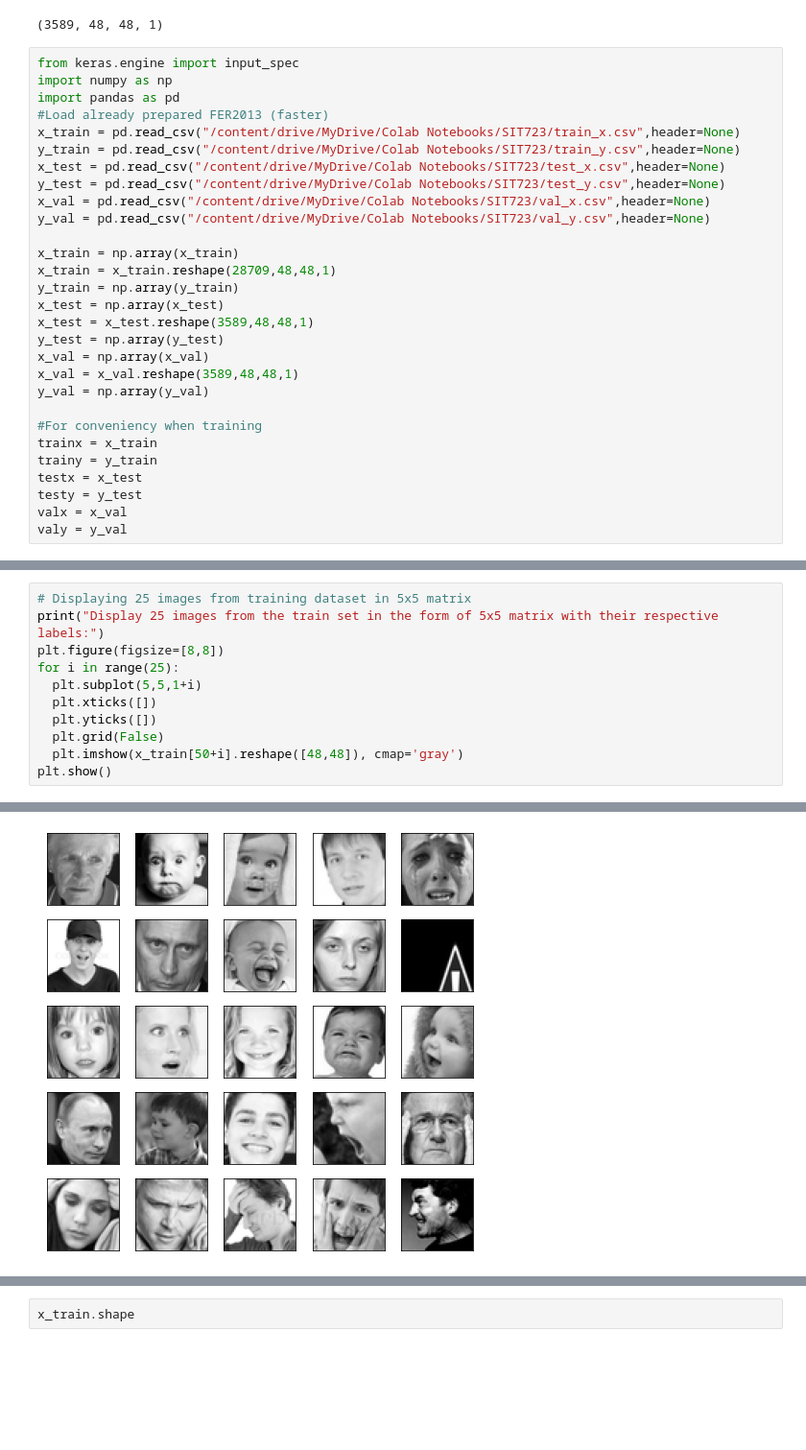
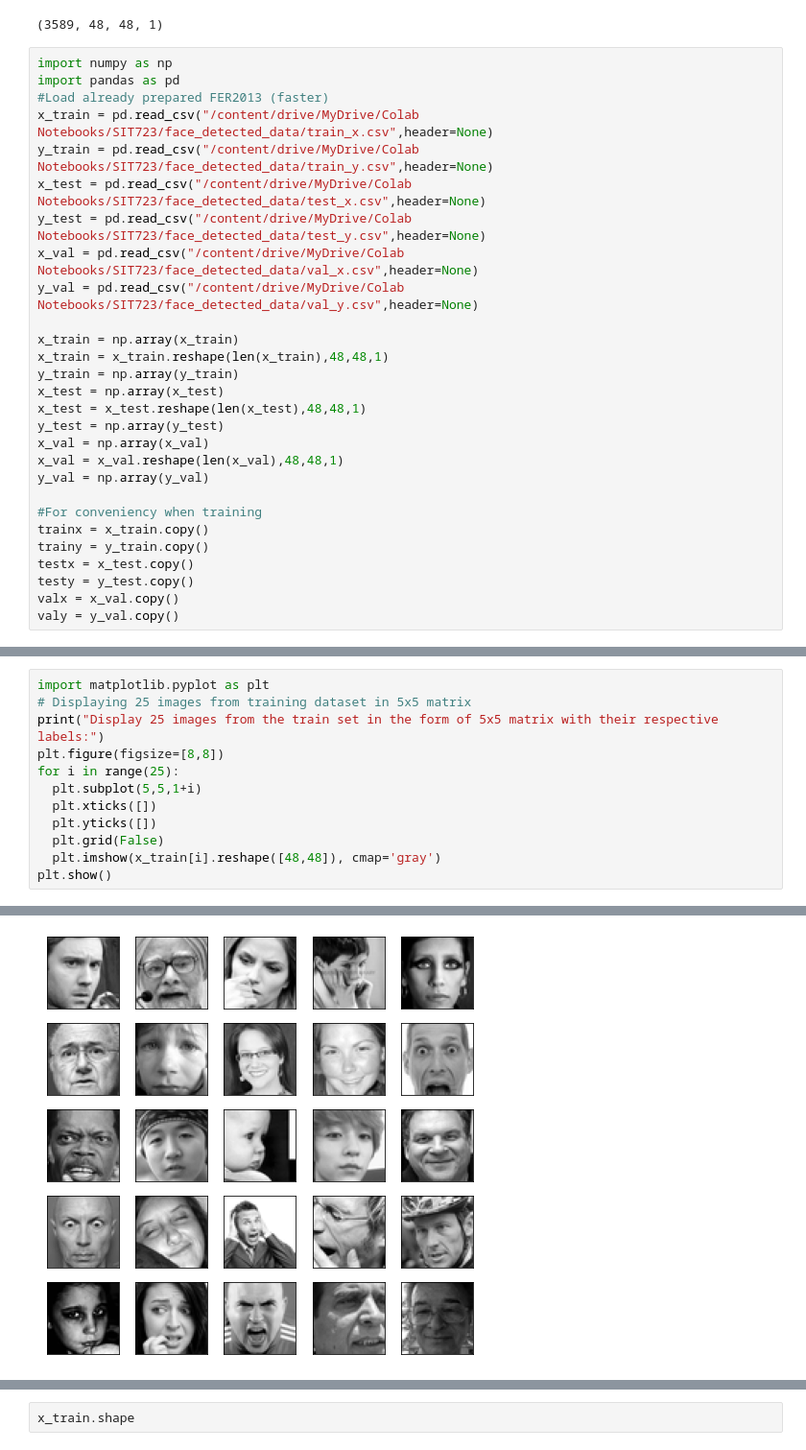
Before and after one commit to Tithra/Computer-Vision-DNN, a Jupyter notebook: FaceRecognition_Mobilenet.ipynb, the cells around one changed output, grey strips where cells are left out. Shown at 96% size. Cells and saved outputs as stored; diff of their text form; blank space fills up the shorter version.

```diff
--- a/FaceRecognition_Mobilenet.ipynb
+++ b/FaceRecognition_Mobilenet.ipynb
@@ -61,31 +61,30 @@ x_val.shape
 Length of training, testing, validating are:
 (3589, 48, 48, 1)
 # %%
-from keras.engine import input_spec
 import numpy as np
 import pandas as pd
 #Load already prepared FER2013 (faster)
-x_train = pd.read_csv("/content/drive/MyDrive/Colab Notebooks/SIT723/train_x.csv",header=None)
-y_train = pd.read_csv("/content/drive/MyDrive/Colab Notebooks/SIT723/train_y.csv",header=None)
-x_test = pd.read_csv("/content/drive/MyDrive/Colab Notebooks/SIT723/test_x.csv",header=None)
-y_test = pd.read_csv("/content/drive/MyDrive/Colab Notebooks/SIT723/test_y.csv",header=None)
-x_val = pd.read_csv("/content/drive/MyDrive/Colab Notebooks/SIT723/val_x.csv",header=None)
-y_val = pd.read_csv("/content/drive/MyDrive/Colab Notebooks/SIT723/val_y.csv",header=None)
+x_train = pd.read_csv("/content/drive/MyDrive/Colab Notebooks/SIT723/face_detected_data/train_x.csv",header=None)
+y_train = pd.read_csv("/content/drive/MyDrive/Colab Notebooks/SIT723/face_detected_data/train_y.csv",header=None)
+x_test = pd.read_csv("/content/drive/MyDrive/Colab Notebooks/SIT723/face_detected_data/test_x.csv",header=None)
+y_test = pd.read_csv("/content/drive/MyDrive/Colab Notebooks/SIT723/face_detected_data/test_y.csv",header=None)
+x_val = pd.read_csv("/content/drive/MyDrive/Colab Notebooks/SIT723/face_detected_data/val_x.csv",header=None)
+y_val = pd.read_csv("/content/drive/MyDrive/Colab Notebooks/SIT723/face_detected_data/val_y.csv",header=None)
 
 x_train = np.array(x_train)
-x_train = x_train.reshape(28709,48,48,1)
+x_train = x_train.reshape(len(x_train),48,48,1)
 y_train = np.array(y_train)
 x_test = np.array(x_test)
-x_test = x_test.reshape(3589,48,48,1)
+x_test = x_test.reshape(len(x_test),48,48,1)
 y_test = np.array(y_test)
 x_val = np.array(x_val)
-x_val = x_val.reshape(3589,48,48,1)
+x_val = x_val.reshape(len(x_val),48,48,1)
 y_val = np.array(y_val)
 
 #For conveniency when training
-trainx = x_train
-trainy = y_train
-testx = x_test
-testy = y_test
-valx = x_val
-valy = y_val
+trainx = x_train.copy()
+trainy = y_train.copy()
+testx = x_test.copy()
+testy = y_test.copy()
+valx = x_val.copy()
+valy = y_val.copy()
@@ -92,17 +94,18 @@ valy = y_val
 # %%
+import matplotlib.pyplot as plt
 # Displaying 25 images from training dataset in 5x5 matrix
 print("Display 25 images from the train set in the form of 5x5 matrix with their respective labels:")
 plt.figure(figsize=[8,8])
 for i in range(25):
   plt.subplot(5,5,1+i)
   plt.xticks([])
   plt.yticks([])
   plt.grid(False)
-  plt.imshow(x_train[50+i].reshape([48,48]), cmap='gray')
+  plt.imshow(x_train[i].reshape([48,48]), cmap='gray')
 plt.show()
 # %% [output]
 Display 25 images from the train set in the form of 5x5 matrix with their respective labels:
-[figure, old version]
+[figure, new version]
 # %%
 #CBAM
 
```
Also changed, not shown: parts of 6 cells of this notebook.
